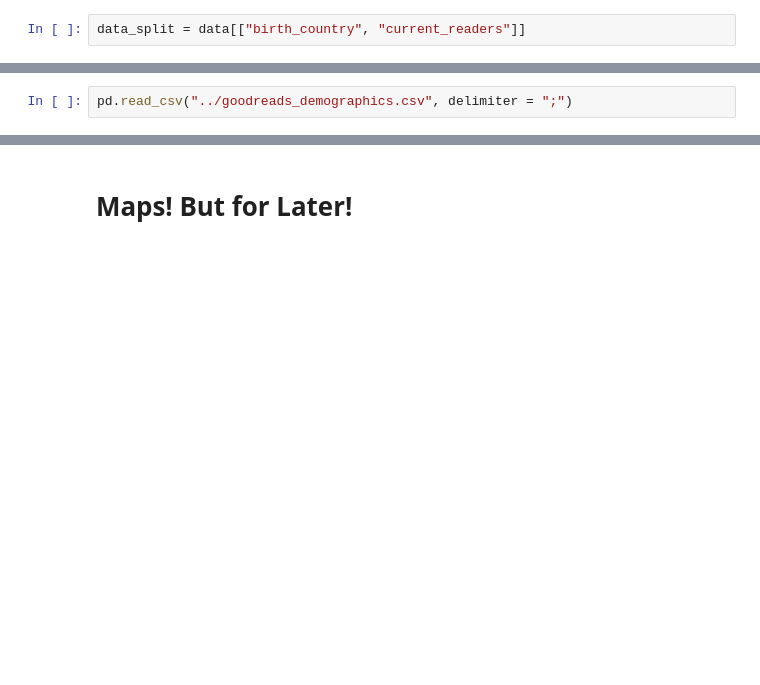
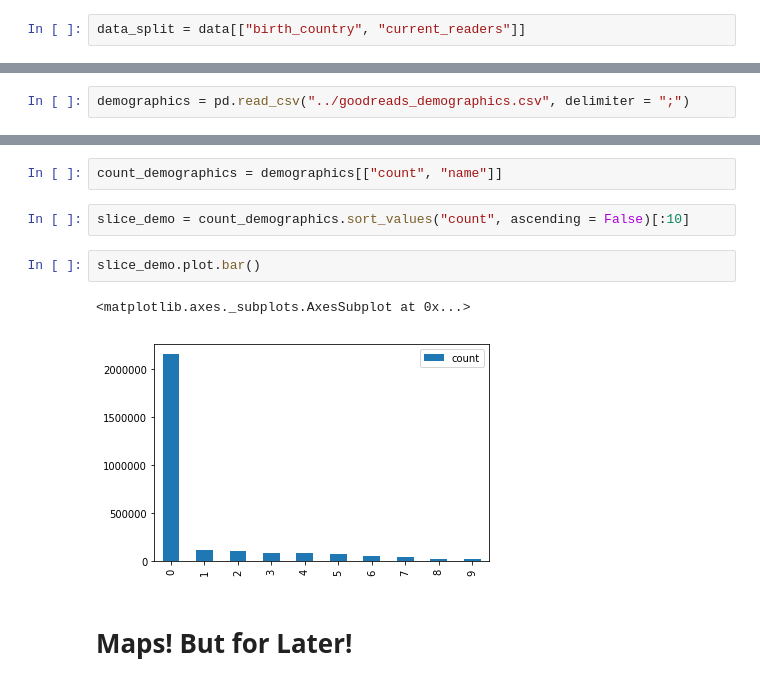
Before and after one commit to ryoiwata/capstone_1, a Jupyter notebook: book_eda/Good Reads EDA.ipynb, the cells around one changed output, grey strips where cells are left out. Drawn from its saved outputs; the diff is of its cells as text; blank space fills up the shorter version.

```diff
--- a/book_eda/Good Reads EDA.ipynb
+++ b/book_eda/Good Reads EDA.ipynb
@@ -50,2 +62,2 @@ summed_data.plot.bar()
 # %%
-pd.read_csv("../goodreads_demographics.csv", delimiter = ";")
+demographics = pd.read_csv("../goodreads_demographics.csv", delimiter = ";")
@@ -71,3 +73,12 @@ pd.read_csv("../goodreads_demographics.csv", delimiter = ";")
+# %%
+count_demographics = demographics[["count", "name"]]
+# %%
+slice_demo = count_demographics.sort_values("count", ascending = False)[:10]
+# %%
+slice_demo.plot.bar()
+# %% [output]
+<matplotlib.axes._subplots.AxesSubplot at 0x...>
+[figure, added]
 # %% [markdown]
 # Maps! But for Later!
 # %%
```
Also changed, not shown: parts of 5 cells of this notebook, 5 other files.
